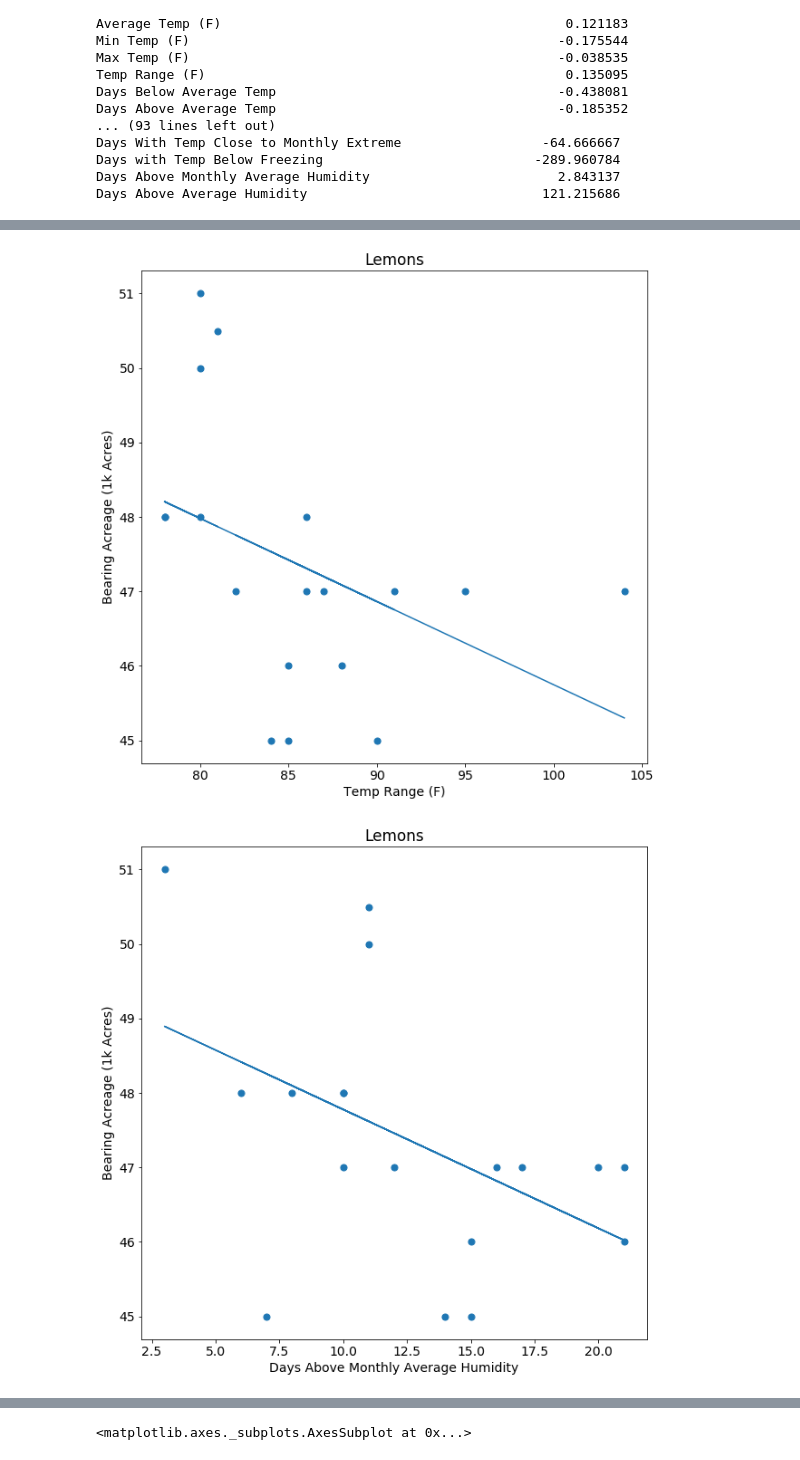
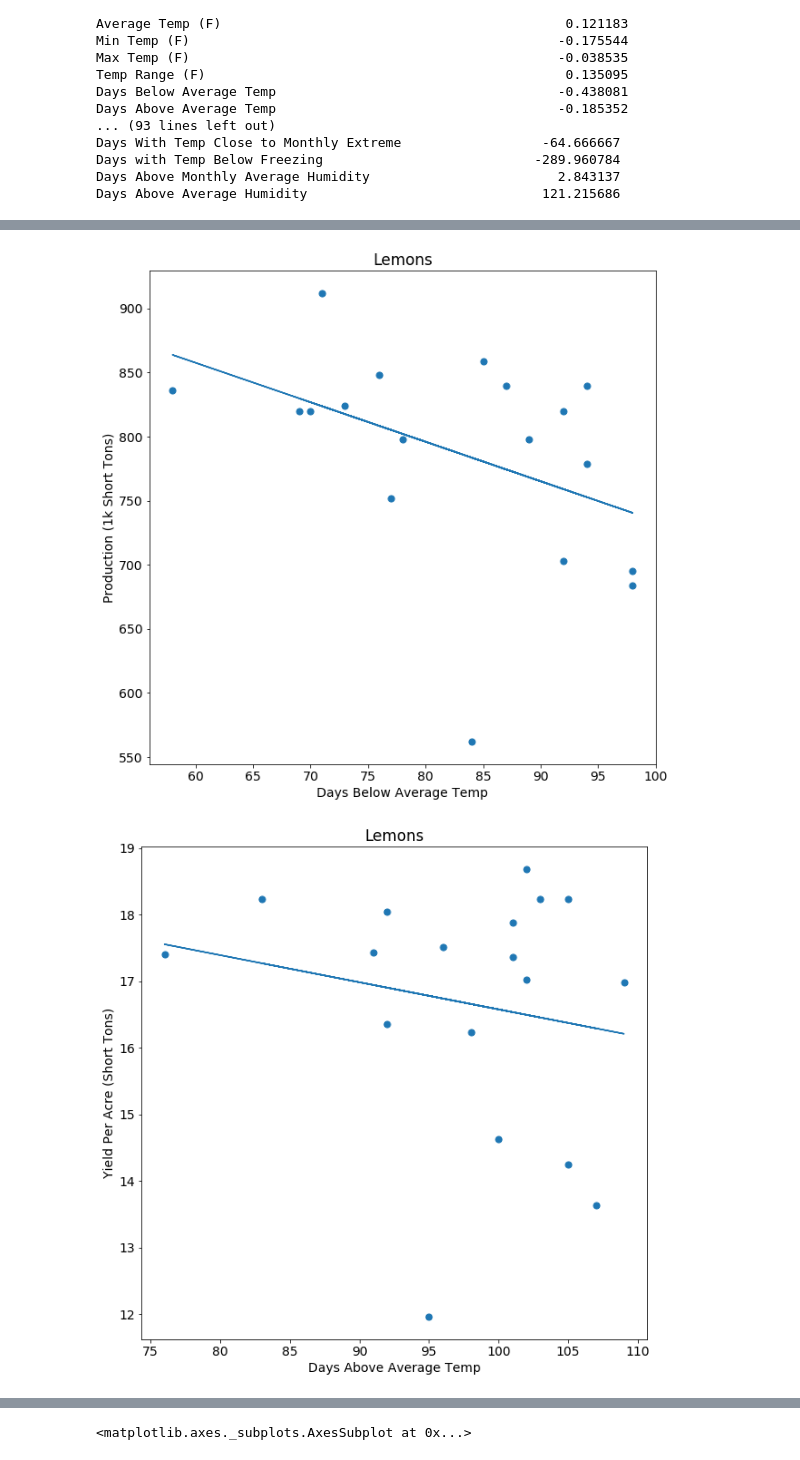
Before and after one commit to teamAwesomeKaraAndTroy/DataScienceFinalProject, a Jupyter notebook: FruitYearbookDataExploration.ipynb, the cells around one changed output, grey strips where cells are left out. Saved outputs shown, nothing was run; the diff lists cells and outputs as text; code cells hidden in the pictures.

Commit message:
Added extra scatter plots for slides (#7)

```diff
--- a/FruitYearbookDataExploration.ipynb
+++ b/FruitYearbookDataExploration.ipynb
@@ -934,10 +934,12 @@ def scatter_with_trendline(dataframe, x, y, s, c=None, title=None):
     ax.plot(x_vals, p(x_vals), c=c)
 
 
+scatter_with_trendline(lemons_df, x='Min Temp (F)', y='Bearing Acreage (1k Acres)', s=50, title='Lemons')
 scatter_with_trendline(lemons_df, 'Bearing Acreage (1k Acres)', 'Yield Per Acre (Short Tons)', s=50, title='Lemons')
 scatter_with_trendline(lemons_df, x='Days with Temp Below Freezing', y='Bearing Acreage (1k Acres)', s=50, title='Lemons')
 scatter_with_trendline(lemons_df, x='Days Below Average Temp', y='Yield Per Acre (Short Tons)', s=50, title='Lemons')
 scatter_with_trendline(lemons_df, x='Days Below Average Temp', y='Production (1k Short Tons)', s=50, title='Lemons')
+scatter_with_trendline(lemons_df, x='Days Above Average Temp', y='Yield Per Acre (Short Tons)', s=50, title='Lemons')
 scatter_with_trendline(lemons_df, x='Temp Range (F)', y='Bearing Acreage (1k Acres)', s=50, title='Lemons')
 scatter_with_trendline(lemons_df, x='Days Above Monthly Average Humidity', y='Bearing Acreage (1k Acres)', s=50, title='Lemons')
 # %% [output]
@@ -948,2 +950,2 @@ scatter_with_trendline(lemons_df, x='Days Above Monthly Average Humidity', y='Be
-[figure, old version]
+[figure, new version]
-[figure, old version]
+[figure, new version]
```
Also changed, not shown: parts of 7 cells of this notebook.
